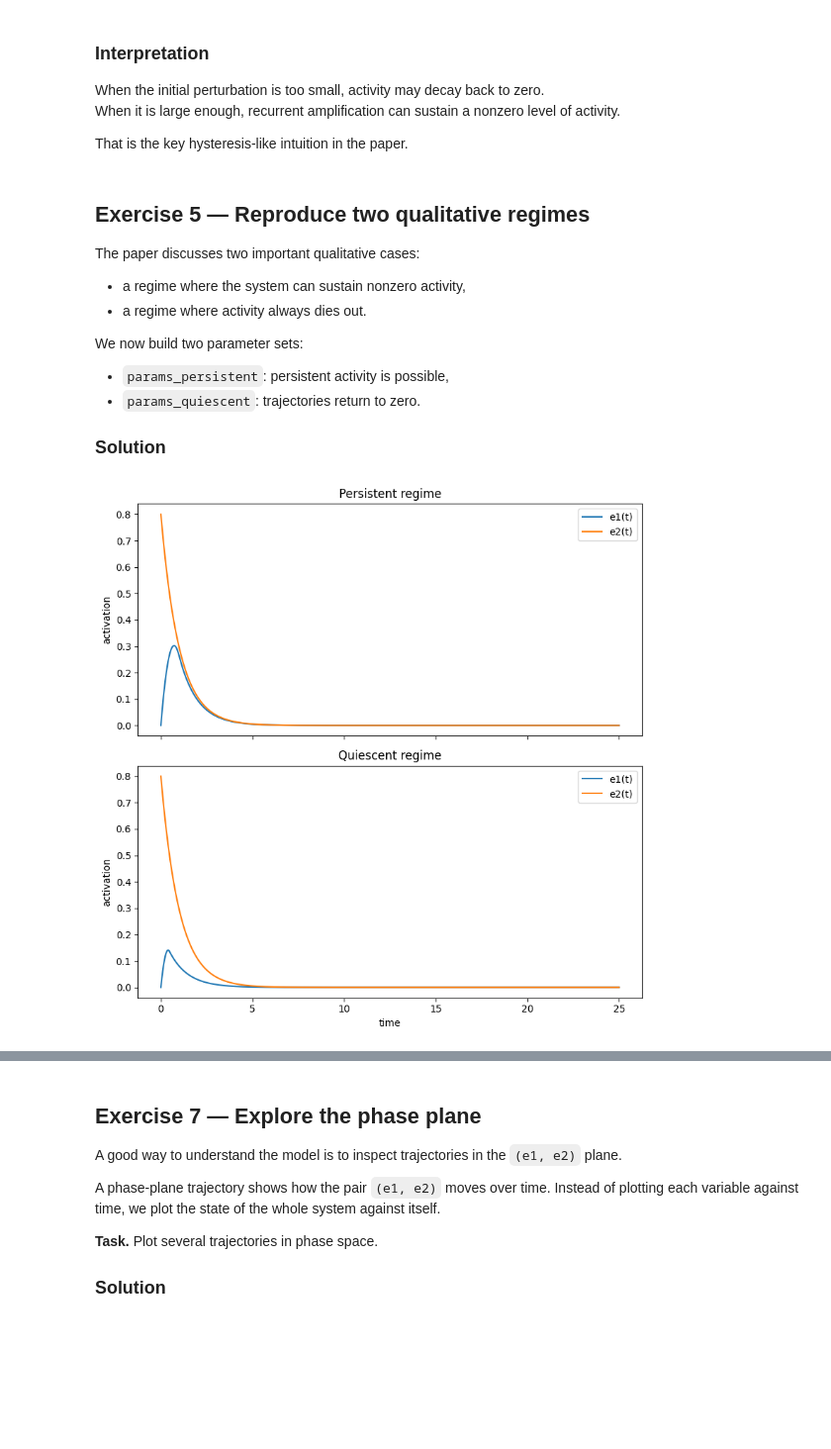
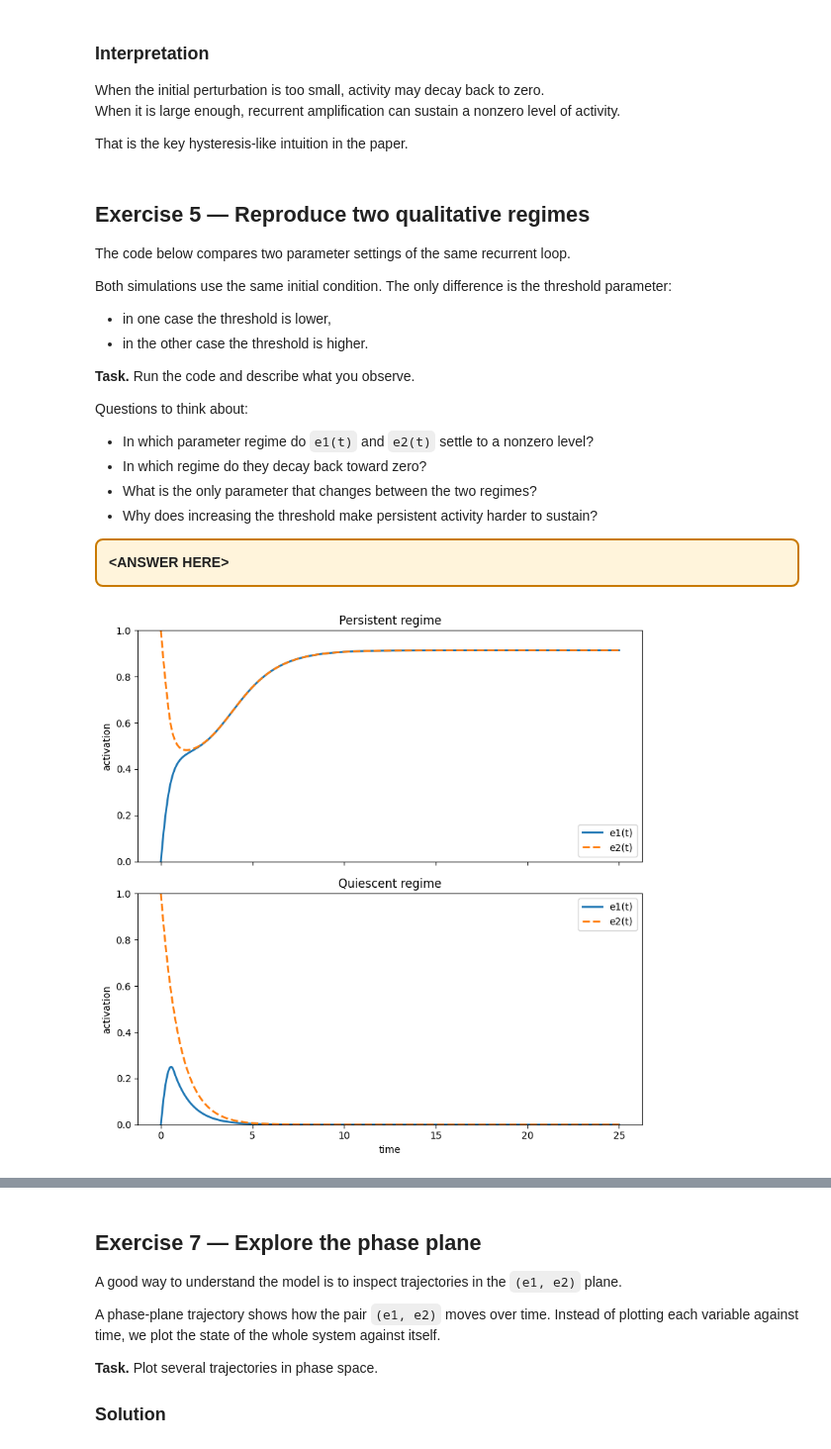
Before and after one commit to hiazmani/roai_vub, a Jupyter notebook: 2526/opdrachten/opdracht_3_neurale_netwerken/rashevsky_conditioning_student_notebook.ipynb, the cells around one changed output, grey strips where cells are left out. Shown at 99% size. Cells and saved outputs as stored; diff of their text form; code cells hidden in the pictures; blank space fills up the shorter version.

Commit message:
Refine Rashevsky notebook exercises

```diff
--- a/2526/opdrachten/opdracht_3_neurale_netwerken/rashevsky_conditioning_student_notebook.ipynb
+++ b/2526/opdrachten/opdracht_3_neurale_netwerken/rashevsky_conditioning_student_notebook.ipynb
@@ -338,17 +358,23 @@ That is the key hysteresis-like intuition in the paper.
 # %% [markdown]
 ## Exercise 5 — Reproduce two qualitative regimes
 
-The paper discusses two important qualitative cases:
+The code below compares two parameter settings of the same recurrent loop.
 
-- a regime where the system can sustain nonzero activity,
-- a regime where activity always dies out.
+Both simulations use the same initial condition. The only difference is the threshold parameter:
+- in one case the threshold is lower,
+- in the other case the threshold is higher.
 
-We now build two parameter sets:
+**Task.** Run the code and describe what you observe.
 
-- `params_persistent`: persistent activity is possible,
-- `params_quiescent`: trajectories return to zero.
+Questions to think about:
+- In which parameter regime do `e1(t)` and `e2(t)` settle to a nonzero level?
+- In which regime do they decay back toward zero?
+- What is the only parameter that changes between the two regimes?
+- Why does increasing the threshold make persistent activity harder to sustain?
 
-### Solution
+<div style="border: 2px solid #c97a00; background-color: #fff4db; padding: 12px; border-radius: 8px;">
+<strong>&lt;ANSWER HERE&gt;</strong>
+</div>
 # %%
 
 params_persistent = {
@@ -362,29 +388,30 @@ params_quiescent = {
     "alpha": 4.0,
     "h1": 0.50, "h2": 0.50,
 }
-# %%
-
-def plot_time_series_comparison(params_list, names, x0=(0.0, 0.8), t=np.linspace(0, 25, 1000)):
-    fig, axes = plt.subplots(len(params_list), 1, figsize=(8, 4 * len(params_list)), sharex=True)
-    if len(params_list) == 1:
-        axes = [axes]
-
-    for ax, params, name in zip(axes, params_list, names):
-        sol = simulate_rashevsky(x0, t, params)
-        ax.plot(t, sol[:, 0], label="e1(t)")
-        ax.plot(t, sol[:, 1], label="e2(t)")
-        ax.set_title(name)
-        ax.set_ylabel("activation")
-        ax.legend()
-
-    axes[-1].set_xlabel("time")
-    plt.tight_layout()
-    plt.show()
-
-plot_time_series_comparison(
-    [params_persistent, params_quiescent],
-    ["Persistent regime", "Quiescent regime"],
-)
-# %% [output]
-[figure, removed]
+# %%
+
+def plot_time_series_comparison(params_list, names, x0=(0.0, 1.0), t=np.linspace(0, 25, 1000)):
+    fig, axes = plt.subplots(len(params_list), 1, figsize=(8, 4 * len(params_list)), sharex=True)
+    if len(params_list) == 1:
+        axes = [axes]
+
+    for ax, params, name in zip(axes, params_list, names):
+        sol = simulate_rashevsky(x0, t, params)
+        ax.plot(t, sol[:, 0], label="e1(t)", linewidth=2)
+        ax.plot(t, sol[:, 1], label="e2(t)", linewidth=2, linestyle="--")
+        ax.set_title(name)
+        ax.set_ylabel("activation")
+        ax.set_ylim(0, 1.0)
+        ax.legend()
+
+    axes[-1].set_xlabel("time")
+    plt.tight_layout()
+    plt.show()
+
+plot_time_series_comparison(
+    [params_persistent, params_quiescent],
+    ["Persistent regime", "Quiescent regime"],
+)
+# %% [output]
+[figure, added]
 # %% [markdown]
```
Also changed, not shown: parts of 29 cells of this notebook.
